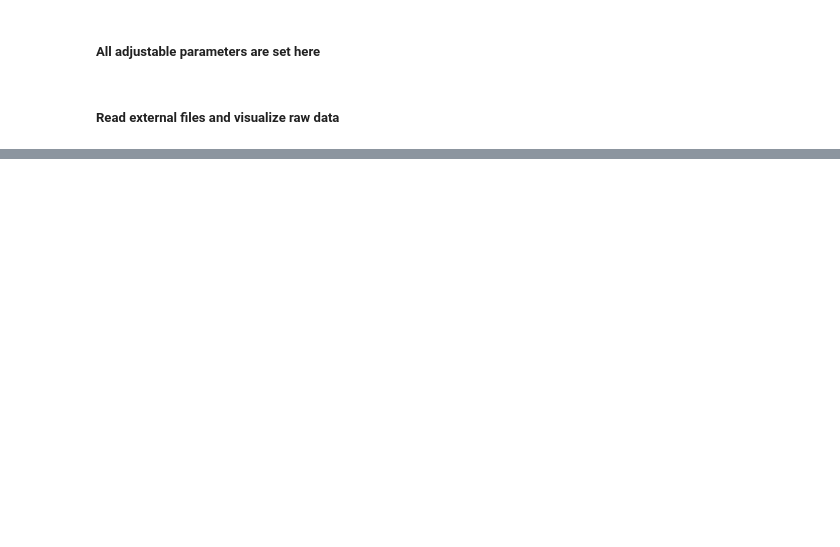
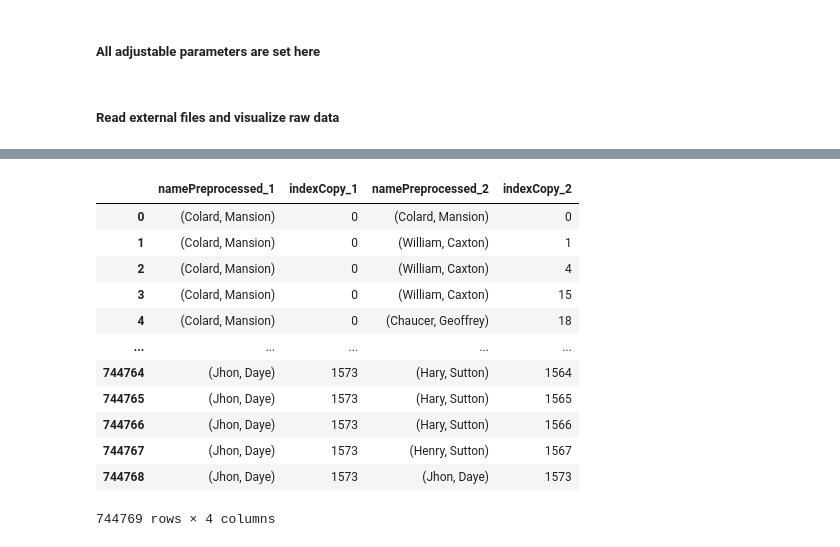
Before and after one commit to ABasu/earlyprint, a Jupyter notebook: ep_printer_metadata_production.ipynb, the cells around one changed output, grey strips where cells are left out. Cells and saved outputs as stored; diff of their text form; code cells hidden in the pictures; blank space fills up the shorter version.

```diff
--- a/ep_printer_metadata_production.ipynb
+++ b/ep_printer_metadata_production.ipynb
@@ -311,3 +341,19 @@ index_pairs = name_pair_combinations(df)
+# %%
+dtj
+# %% [output]
+|  | namePreprocessed_1 | indexCopy_1 | namePreprocessed_2 | indexCopy_2 |
+| 0 | (Colard, Mansion) | 0 | (Colard, Mansion) | 0 |
+| 1 | (Colard, Mansion) | 0 | (William, Caxton) | 1 |
+| 2 | (Colard, Mansion) | 0 | (William, Caxton) | 4 |
+| 3 | (Colard, Mansion) | 0 | (William, Caxton) | 15 |
+| 4 | (Colard, Mansion) | 0 | (Chaucer, Geoffrey) | 18 |
+| ... | ... | ... | ... | ... |
+| 744764 | (Jhon, Daye) | 1573 | (Hary, Sutton) | 1564 |
+| 744765 | (Jhon, Daye) | 1573 | (Hary, Sutton) | 1565 |
+| 744766 | (Jhon, Daye) | 1573 | (Hary, Sutton) | 1566 |
+| 744767 | (Jhon, Daye) | 1573 | (Henry, Sutton) | 1567 |
+| 744768 | (Jhon, Daye) | 1573 | (Jhon, Daye) | 1573 |
+744769 rows × 4 columns
 # %%
 for i, (i1, i2) in enumerate(index_pairs):
     if i1 == i2:
```
Also changed, not shown: parts of 13 cells of this notebook, 1 other file.
